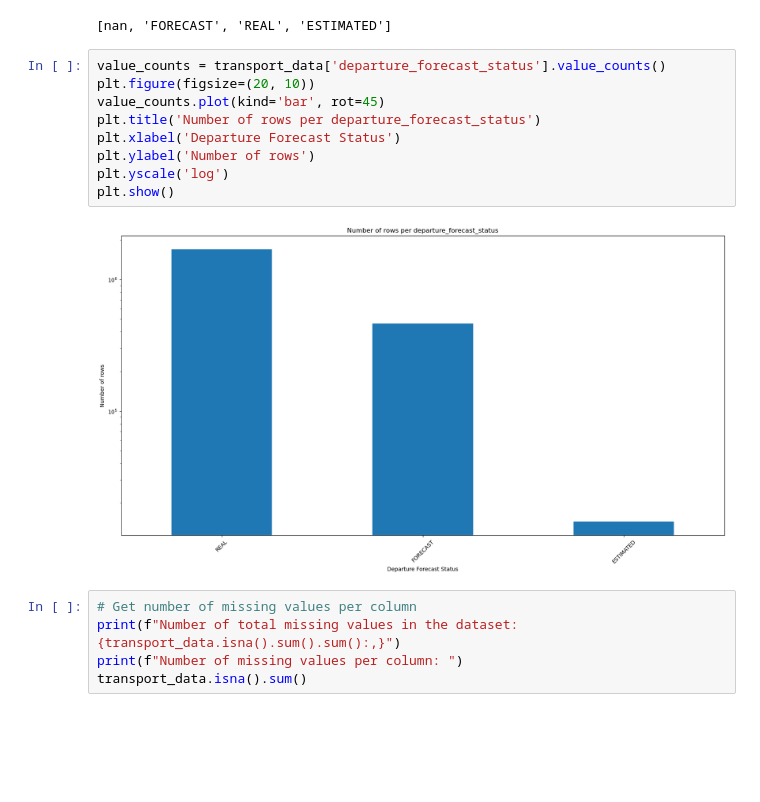
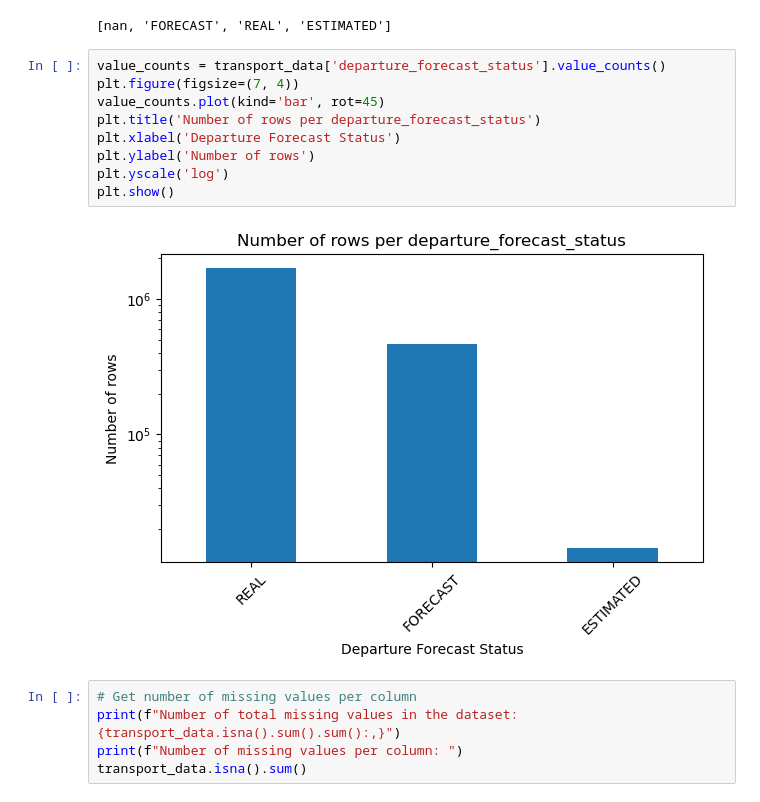
Before and after one commit to com-480-data-visualization/project-2023-choo-choo-data-darlings, a Jupyter notebook: preprocessing.ipynb, the cells around one changed output. Drawn from its saved outputs; the diff is of its cells as text; blank space fills up the shorter version.

```diff
--- a/preprocessing.ipynb
+++ b/preprocessing.ipynb
@@ -438,15 +438,15 @@ transport_data['departure_forecast_status'].unique().tolist()
 [nan, 'FORECAST', 'REAL', 'ESTIMATED']
 # %%
 value_counts = transport_data['departure_forecast_status'].value_counts()
-plt.figure(figsize=(20, 10))
+plt.figure(figsize=(7, 4))
 value_counts.plot(kind='bar', rot=45)
 plt.title('Number of rows per departure_forecast_status')
 plt.xlabel('Departure Forecast Status')
 plt.ylabel('Number of rows')
 plt.yscale('log')
 plt.show()
 # %% [output]
-[figure, old version]
+[figure, new version]
 # %%
 # Get number of missing values per column
 print(f"Number of total missing values in the dataset: {transport_data.isna().sum().sum():,}")
```
Also changed, not shown: parts of 1 cell of this notebook, 1 other file.
